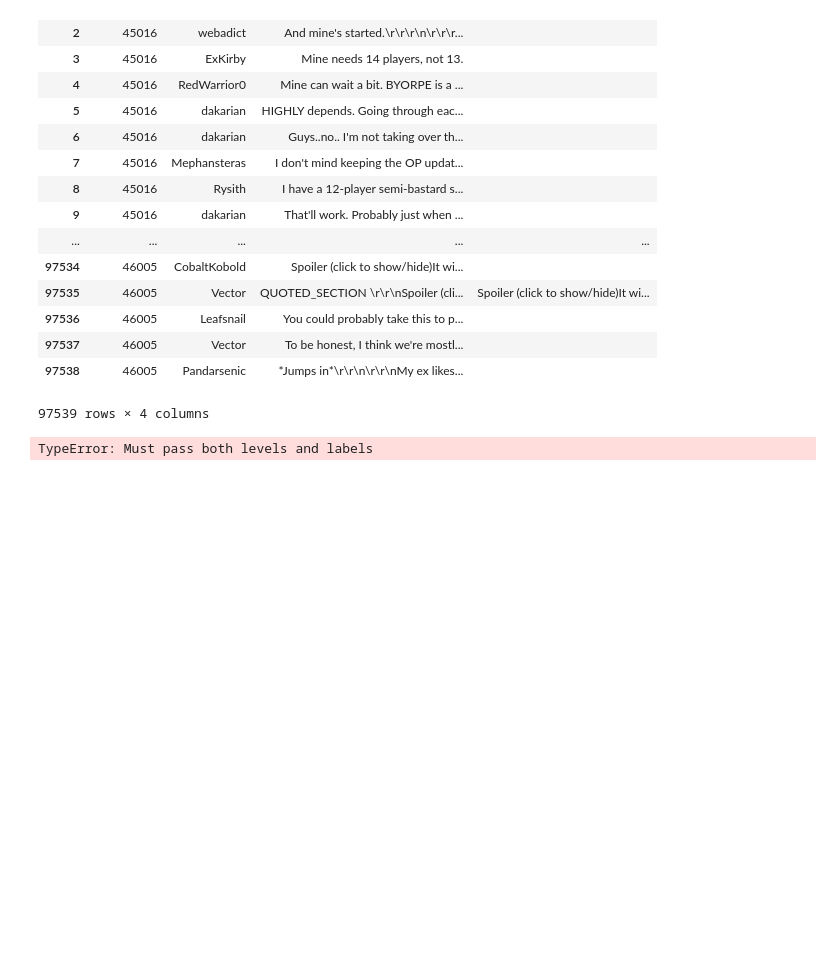
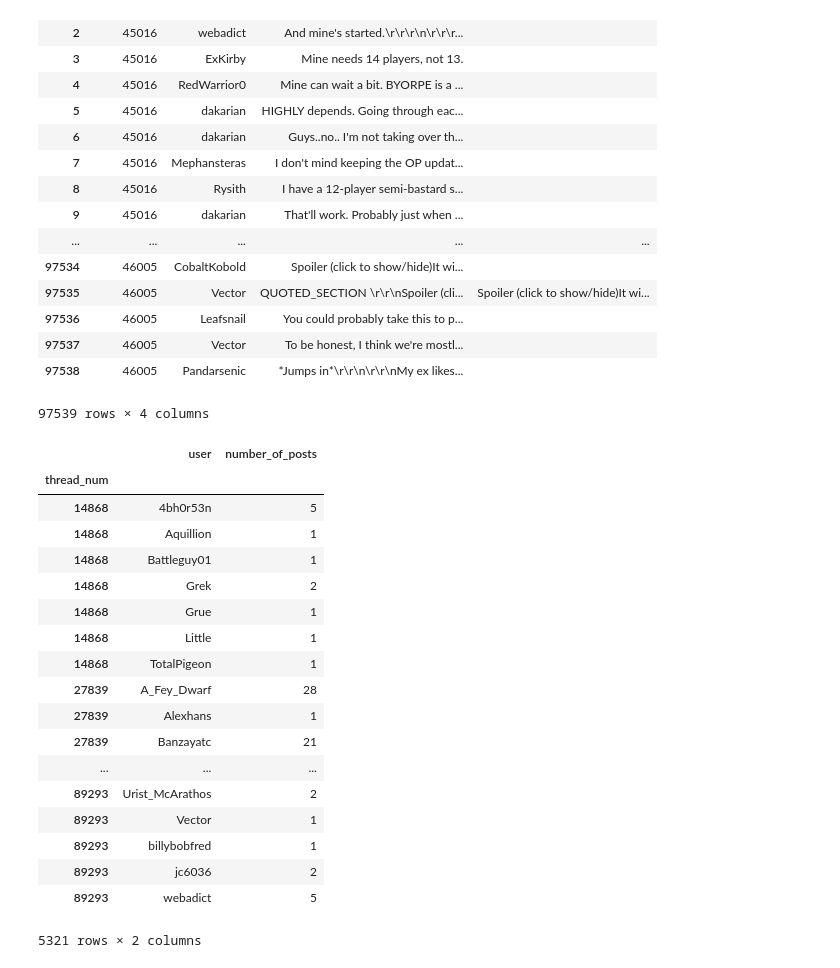
Before and after one commit to Nikishul/Kaggle-NMA-Competition, a Jupyter notebook: notebooks/NMA visualization.ipynb, the cells around one changed output. Cells and saved outputs as stored; diff of their text form; code cells hidden in the pictures; blank space fills up the shorter version.

Commit message:
Added number of users, avg number of posts and a couple more new features

```diff
--- a/notebooks/NMA visualization.ipynb
+++ b/notebooks/NMA visualization.ipynb
@@ -105,11 +105,27 @@ post
 | 97538 | 46005 | Pandarsenic | *Jumps in*\r\r\n\r\r\nMy ex likes... |  |
 97539 rows × 4 columns
 # %%
-#unique_users = pd.DataFrame(post.groupby(['thread_num','user']).size(),columns=['thread_num', 'user', 'number_of_replies'])
-unique_users = post.groupby(['thread_num','user']).size()
+unique_users = post.groupby(['thread_num','user']).size().reset_index('user').rename(index=str, columns={0: "number_of_posts"})
+#unique_users = post.groupby('thread_num')['user'].value_counts().reset_index('thread_num')
 # %%
-unique_users.index
+unique_users
+# %% [output]
+|  | user | number_of_posts |
+| thread_num |  |  |
+| 14868 | 4bh0r53n | 5 |
+| 14868 | Aquillion | 1 |
+| 14868 | Battleguy01 | 1 |
+| 14868 | Grek | 2 |
+| 14868 | Grue | 1 |
+| 14868 | Little | 1 |
+| 14868 | TotalPigeon | 1 |
+| 27839 | A_Fey_Dwarf | 28 |
+| 27839 | Alexhans | 1 |
+| 27839 | Banzayatc | 21 |
+| ... | ... | ... |
+| 89293 | Urist_McArathos | 2 |
+| 89293 | Vector | 1 |
+| 89293 | billybobfred | 1 |
+| 89293 | jc6036 | 2 |
+| 89293 | webadict | 5 |
+5321 rows × 2 columns
-# %%
-m = pd.MultiIndex(unique_users.index)
-# %% [output]
-TypeError: Must pass both levels and labels
```
Also changed, not shown: parts of 7 cells of this notebook, 3 other files.
